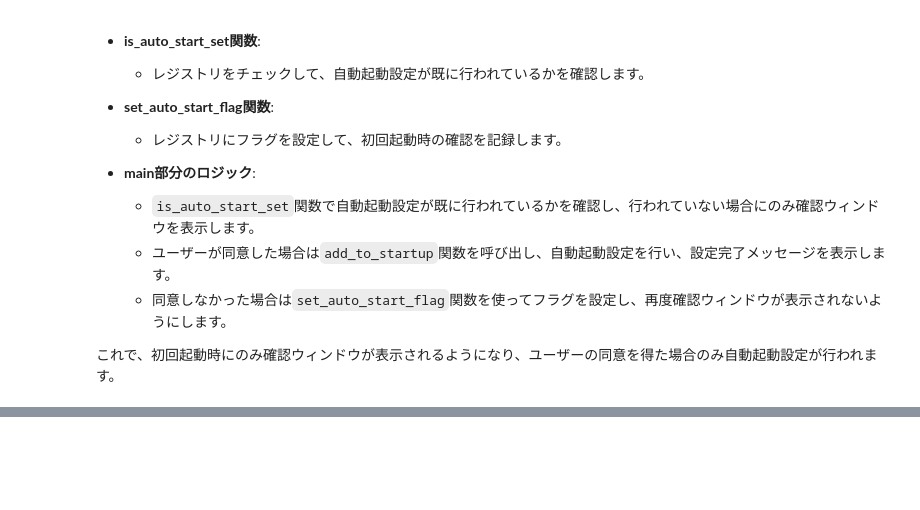
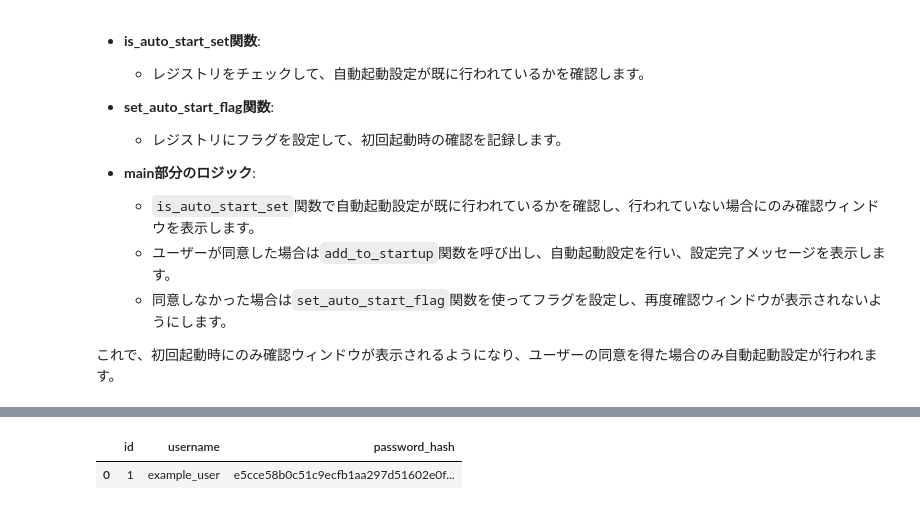
Before and after one commit to phonon-py/DatabaseSpecialistStudy, a Jupyter notebook: main.v3.ipynb, the cells around one changed output, grey strips where cells are left out. Drawn from its saved outputs; the diff is of its cells as text; code cells hidden in the pictures; blank space fills up the shorter version.

```diff
--- a/main.v3.ipynb
+++ b/main.v3.ipynb
@@ -2479,0 +2498,67 @@ if __name__ == "__main__":
+# %%
+from sqlalchemy import create_engine, Column, Integer, String
+from sqlalchemy.ext.declarative import declarative_base
+from sqlalchemy.orm import sessionmaker
+import pandas as pd
+import hashlib
+import os
+import re
+
+Base = declarative_base()
+
+class User(Base):
+    __tablename__ = 'users'
+    id = Column(Integer, primary_key=True)
+    username = Column(String, unique=True)
+    password_hash = Column(String)
+
+engine = create_engine('sqlite:///:memory:')
+Base.metadata.create_all(engine)
+
+Session = sessionmaker(bind=engine)
+session = Session()
+
+# パスワードのハッシュ化関数
+def hash_password(password, salt=None):
+    if salt is None:
+        salt = os.urandom(16)  # 16バイトのソルトを生成
+    salted_password = salt + password.encode('utf-8')
+    hash_value = hashlib.sha256(salted_password).hexdigest()
+    return salt.hex() + hash_value
+
+# パスワードの複雑さチェック関数
+def is_valid_password(password):
+    if len(password) < 8:
+        return False
+    if not re.search(r'[a-zA-Z]', password):
+        return False
+    if not re.search(r'[0-9]', password):
+        return False
+    if not re.search(r'[!@#$%^&*(),.?":{}|<>]', password):
+        return False
+    return True
+
+# ユーザーの登録関数
+def register_user(username, password):
+    if not is_valid_password(password):
+        raise ValueError("Password must be at least 8 characters long and include letters, numbers, and special characters.")
+
+    password_hash = hash_password(password)
+    new_user = User(username=username, password_hash=password_hash)
+    session.add(new_user)
+    session.commit()
+
+# ユーザーの登録
+try:
+    register_user('example_user', 'Example@123')
+except ValueError as e:
+    print(e)
+
+# データの確認
+query = session.query(User)
+df = pd.read_sql(query.statement, session.bind)
+
+df
+# %% [output]
+|  | id | username | password_hash |
+| 0 | 1 | example_user | e5cce58b0c51c9ecfb1aa297d51602e0f... |
```
Also changed, not shown: parts of 3 cells of this notebook.
